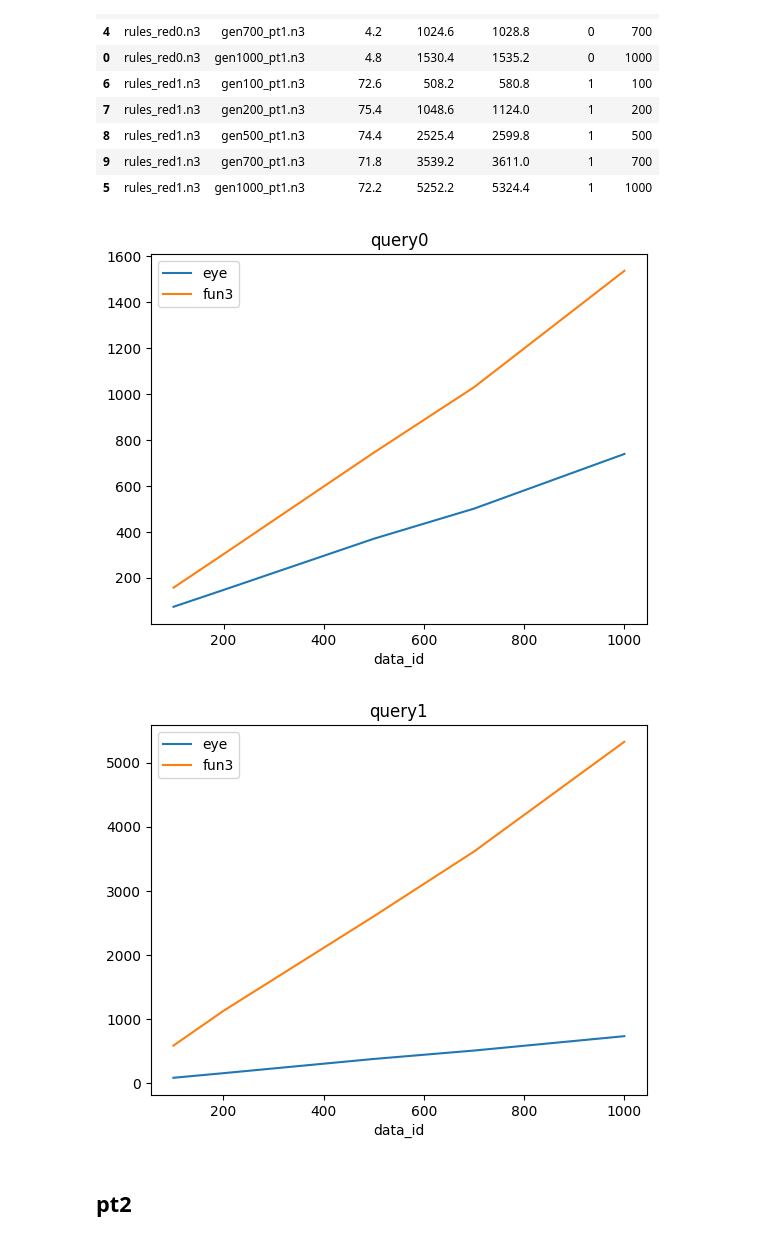
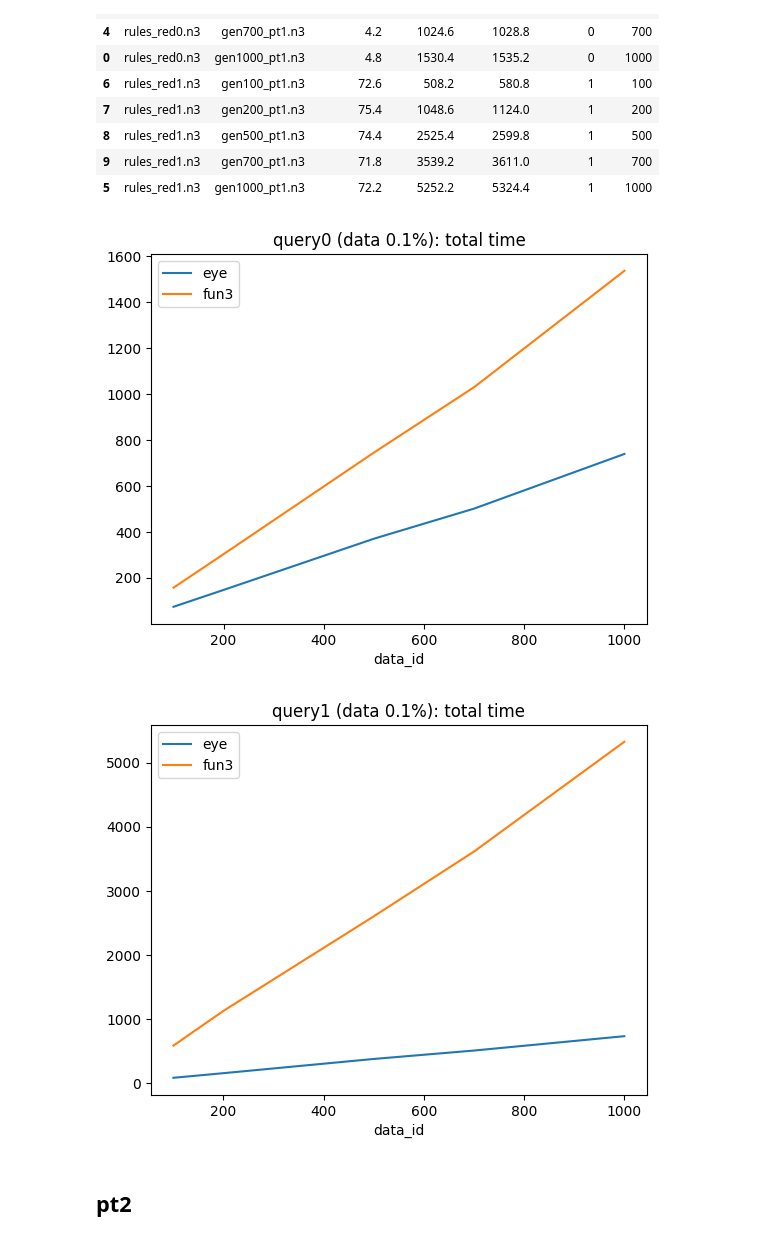
Before and after one commit to william-vw/fun3, a Jupyter notebook: python/tests-bench/zika/exp.ipynb, the cells around one changed output. Saved outputs shown, nothing was run; the diff lists cells and outputs as text; code cells hidden in the pictures.

```diff
--- a/python/tests-bench/zika/exp.ipynb
+++ b/python/tests-bench/zika/exp.ipynb
@@ -90,6 +90,11 @@ else:
 from exp import load_n3_agg
 # %%
 import matplotlib.pyplot as plt
+
+def plot_query(query_id, data_label, df_eye, df_fun3):
+    df_eye = df_eye[df_eye['query_id']==query_id]
+    df_fun3 = df_fun3[df_fun3['query_id']==query_id]
+    plot(f"query{query_id} (data {data_label}): total time", df_eye, df_fun3)
 
 def plot(name, df_eye, df_fun3):
     fig, ax = plt.subplots()
@@ -130,13 +135,13 @@ df_fun3
 | 9 | rules_red1.n3 | gen700_pt1.n3 | 71.8 | 3539.2 | 3611.0 | 1 | 700 |
 | 5 | rules_red1.n3 | gen1000_pt1.n3 | 72.2 | 5252.2 | 5324.4 | 1 | 1000 |
 # %%
-plot("query0", df_eye[df_eye['query_id']==0], df_fun3[df_fun3['query_id']==0])
+plot_query(0, "0.1%", df_eye, df_fun3)
 # %% [output]
-[figure, old version]
+[figure, new version]
 # %%
-plot("query1", df_eye[df_eye['query_id']==1], df_fun3[df_fun3['query_id']==1])
+plot_query(1, "0.1%", df_eye, df_fun3)
 # %% [output]
-[figure, old version]
+[figure, new version]
 # %% [markdown]
 ## pt2
 # %%
```
Also changed, not shown: parts of 2 cells of this notebook.
